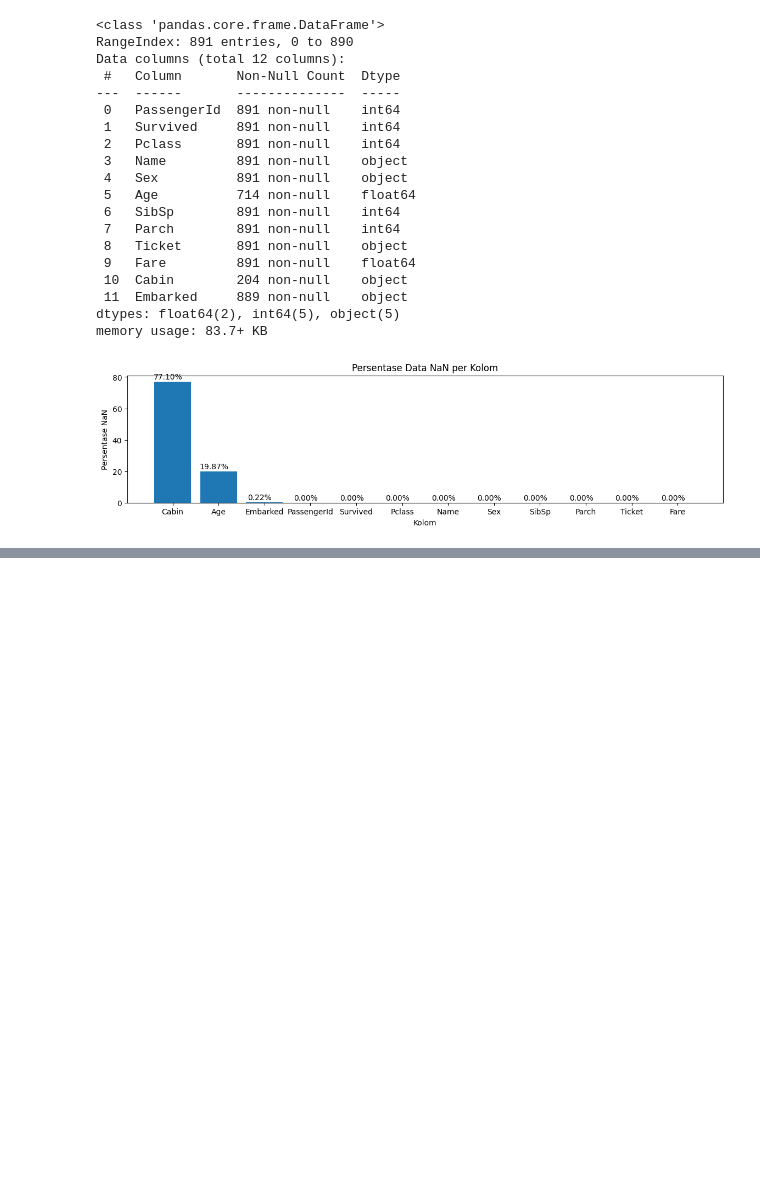
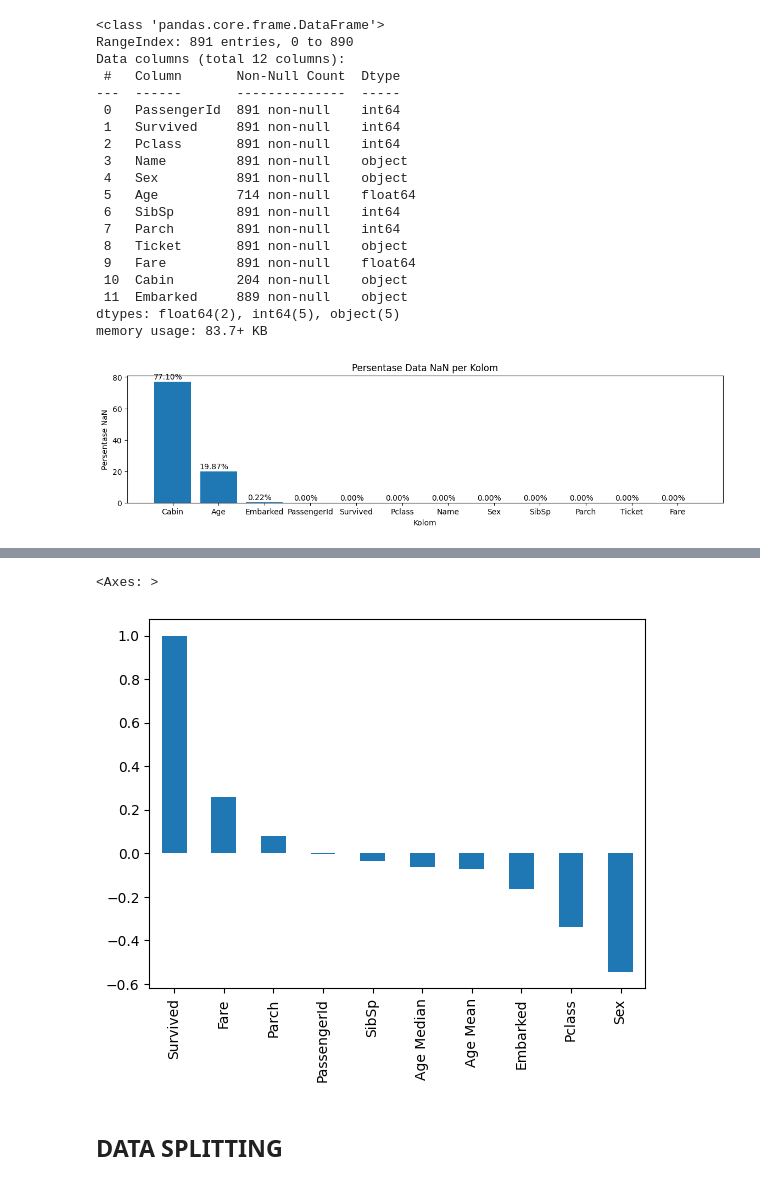
Before and after one commit to IvanSholana/Machine-Learning-Project, a Jupyter notebook: Titanic/TitanicChallange.ipynb, the cells around one changed output, grey strips where cells are left out. Drawn from its saved outputs; the diff is of its cells as text; code cells hidden in the pictures; blank space fills up the shorter version.

```diff
--- a/Titanic/TitanicChallange.ipynb
+++ b/Titanic/TitanicChallange.ipynb
@@ -72,0 +178,7 @@ plt.show()
+# %%
+df_train3.select_dtypes(exclude='object').corr()['Survived'].sort_values(ascending=False).plot(kind='bar')
+# %% [output]
+<Axes: >
+[figure, added]
+# %% [markdown]
+## DATA SPLITTING
```
Also changed, not shown: parts of 29 cells of this notebook, 1 other file.
